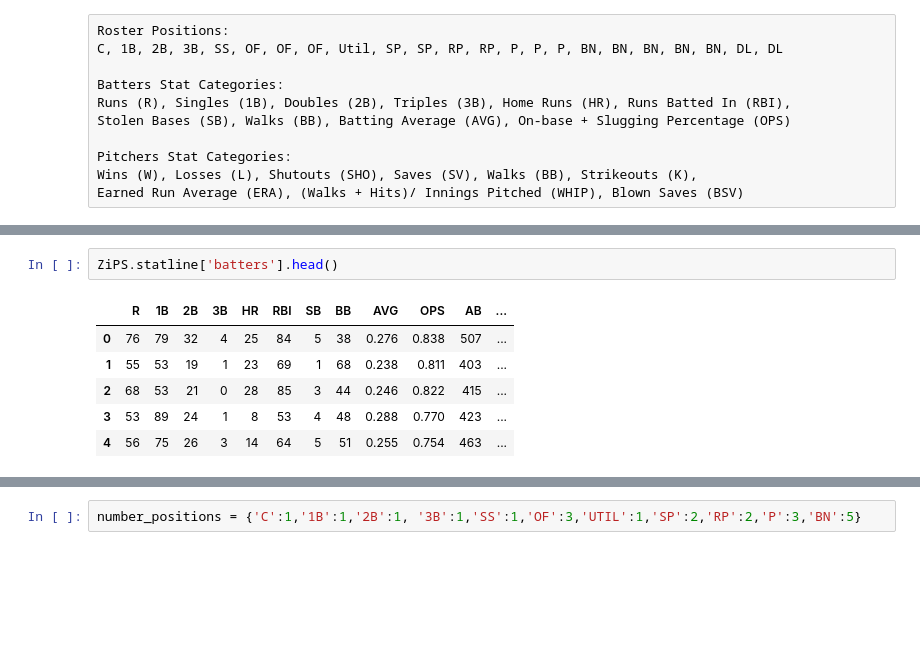
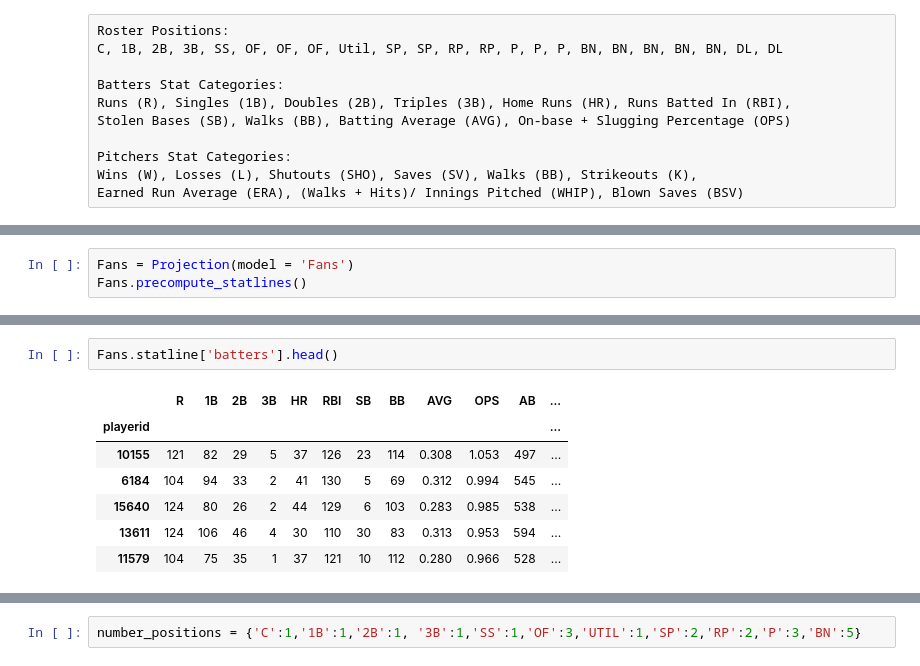
Before and after one commit to wrapgenius/GameDay, a Jupyter notebook: DraftDay2019_w_Fangraphs.ipynb, the cells around one changed output, grey strips where cells are left out. Drawn from its saved outputs; the diff is of its cells as text; blank space fills up the shorter version.

```diff
--- a/DraftDay2019_w_Fangraphs.ipynb
+++ b/DraftDay2019_w_Fangraphs.ipynb
@@ -55,0 +37,3 @@ Steamer.precompute_statlines()
+# %%
+Fans = Projection(model = 'Fans')
+Fans.precompute_statlines()
@@ -65,9 +60,10 @@ Steamer.statline['batters'].head()
 # %%
-ZiPS.statline['batters'].head()
+Fans.statline['batters'].head()
 # %% [output]
 |  | R | 1B | 2B | 3B | HR | RBI | SB | BB | AVG | OPS | AB | ... |
-| 0 | 76 | 79 | 32 | 4 | 25 | 84 | 5 | 38 | 0.276 | 0.838 | 507 | ... |
-| 1 | 55 | 53 | 19 | 1 | 23 | 69 | 1 | 68 | 0.238 | 0.811 | 403 | ... |
-| 2 | 68 | 53 | 21 | 0 | 28 | 85 | 3 | 44 | 0.246 | 0.822 | 415 | ... |
-| 3 | 53 | 89 | 24 | 1 | 8 | 53 | 4 | 48 | 0.288 | 0.770 | 423 | ... |
-| 4 | 56 | 75 | 26 | 3 | 14 | 64 | 5 | 51 | 0.255 | 0.754 | 463 | ... |
+| playerid |  |  |  |  |  |  |  |  |  |  |  | ... |
+| 10155 | 121 | 82 | 29 | 5 | 37 | 126 | 23 | 114 | 0.308 | 1.053 | 497 | ... |
+| 6184 | 104 | 94 | 33 | 2 | 41 | 130 | 5 | 69 | 0.312 | 0.994 | 545 | ... |
+| 15640 | 124 | 80 | 26 | 2 | 44 | 129 | 6 | 103 | 0.283 | 0.985 | 538 | ... |
+| 13611 | 124 | 106 | 46 | 4 | 30 | 110 | 30 | 83 | 0.313 | 0.953 | 594 | ... |
+| 11579 | 104 | 75 | 35 | 1 | 37 | 121 | 10 | 112 | 0.280 | 0.966 | 528 | ... |
```
Also changed, not shown: parts of 22 cells of this notebook, 2 other files.
